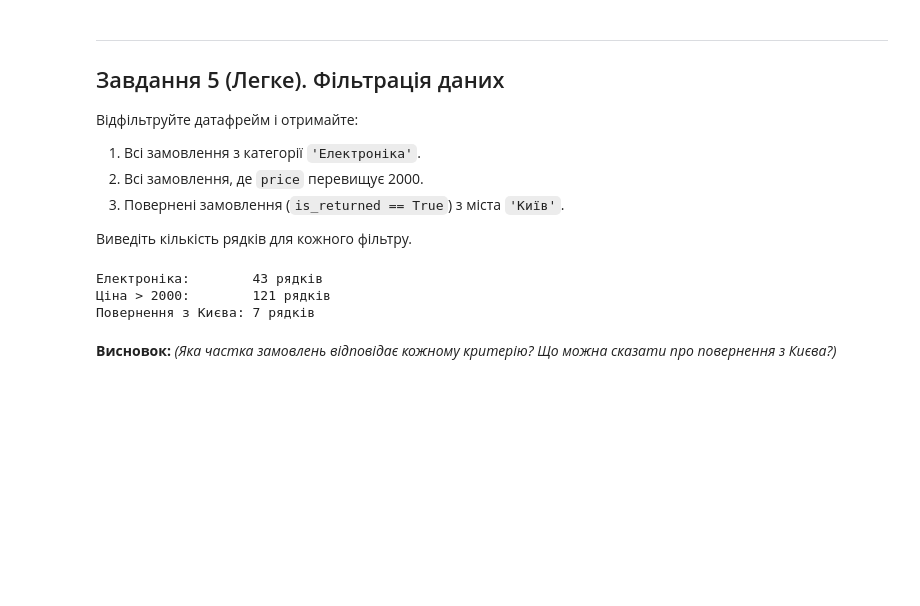
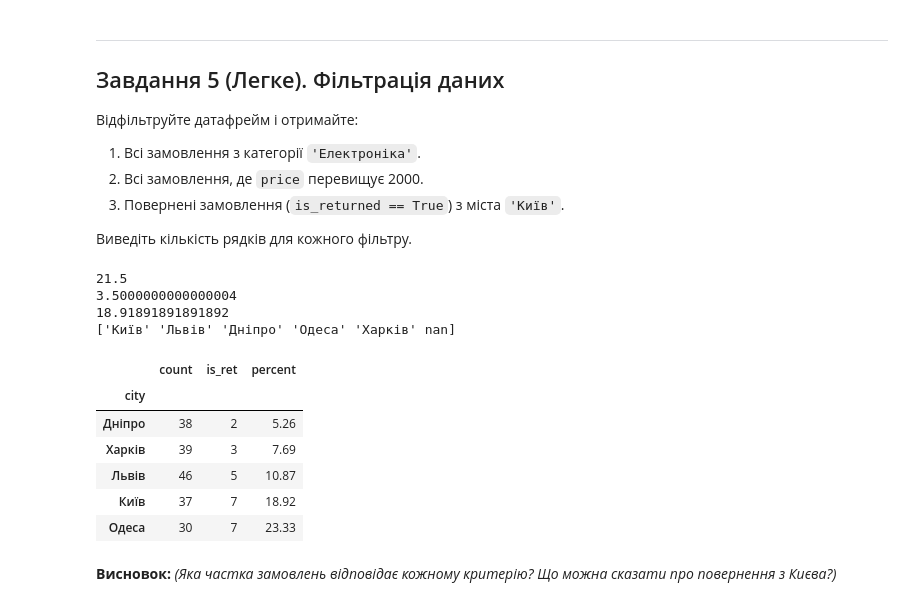
Before and after one commit to edik06031-rgb/DTA_2026, a Jupyter notebook: HW/pandas_tasks_beginners_DTA.ipynb, the cells around one changed output. Saved outputs shown, nothing was run; the diff lists cells and outputs as text; code cells hidden in the pictures; blank space fills up the shorter version.

```diff
--- a/HW/pandas_tasks_beginners_DTA.ipynb
+++ b/HW/pandas_tasks_beginners_DTA.ipynb
@@ -184,26 +184,37 @@ df.subset.iloc[10:21, 1:]
 Виведіть кількість рядків для кожного фільтру.
 # %%
 # Ваш код тут
-# print(len(df[df['category']== 'Електроніка'])/df.shape[0]*100)
-# #print(df.shape,df.size,len(df))
-# #df[df['price'] > 2000]
-# print(df[(df['is_returned']== True) & (df['city']== 'Київ')].shape[0]/df.shape[0]*100)
-# print(df[(df['is_returned']== True) & (df['city']== 'Київ')].shape[0]/df[df['city']== 'Київ'].shape[0]*100)
+print(len(df[df['category']== 'Електроніка'])/df.shape[0]*100)
+#print(df.shape,df.size,len(df))
+#df[df['price'] > 2000]
+print(df[(df['is_returned']== True) & (df['city']== 'Київ')].shape[0]/df.shape[0]*100)
+print(df[(df['is_returned']== True) & (df['city']== 'Київ')].shape[0]/df[df['city']== 'Київ'].shape[0]*100)
+print(df['city'].unique())
+returned_by_city = df.groupby('city').agg(count = ('order_id','count'), is_ret = ('is_returned','sum'))
+returned_by_city['percent'] = (returned_by_city['is_ret']/returned_by_city['count']*100).round(2)
+display(returned_by_city.sort_values(by='percent'))
+#display(returned_by_city)
 
-# df[df['price']>2000]
-# df[(df['is_returned']==True) & df['city'] == 'Київ']
 
-electronics = df[df['category'] == 'Електроніка']
-expensive   = df[df['price'] > 2000]
-kyiv_return = df[(df['is_returned'] == True) & (df['city'] == 'Київ')]
+# electronics = df[df['category'] == 'Електроніка']
+# expensive   = df[df['price'] > 2000]
+# kyiv_return = df[(df['is_returned'] == True) & (df['city'] == 'Київ')]
 
-print(f"Електроніка:        {len(electronics)} рядків")
-print(f"Ціна > 2000:        {len(expensive)} рядків")
-print(f"Повернення з Києва: {len(kyiv_return)} рядків")
+# print(f"Електроніка:        {len(electronics)} рядків")
+# print(f"Ціна > 2000:        {len(expensive)} рядків")
+# print(f"Повернення з Києва: {len(kyiv_return)} рядків")
 # %% [output]
-Електроніка:        43 рядків
-Ціна > 2000:        121 рядків
-Повернення з Києва: 7 рядків
+21.5
+3.5000000000000004
+18.91891891891892
+['Київ' 'Львів' 'Дніпро' 'Одеса' 'Харків' nan]
+|  | count | is_ret | percent |
+| city |  |  |  |
+| Дніпро | 38 | 2 | 5.26 |
+| Харків | 39 | 3 | 7.69 |
+| Львів | 46 | 5 | 10.87 |
+| Київ | 37 | 7 | 18.92 |
+| Одеса | 30 | 7 | 23.33 |
 # %% [markdown]
 **Висновок:** *(Яка частка замовлень відповідає кожному критерію? Що можна сказати про повернення з Києва?)*
 # %% [markdown]
```
Also changed, not shown: parts of 13 cells of this notebook.
